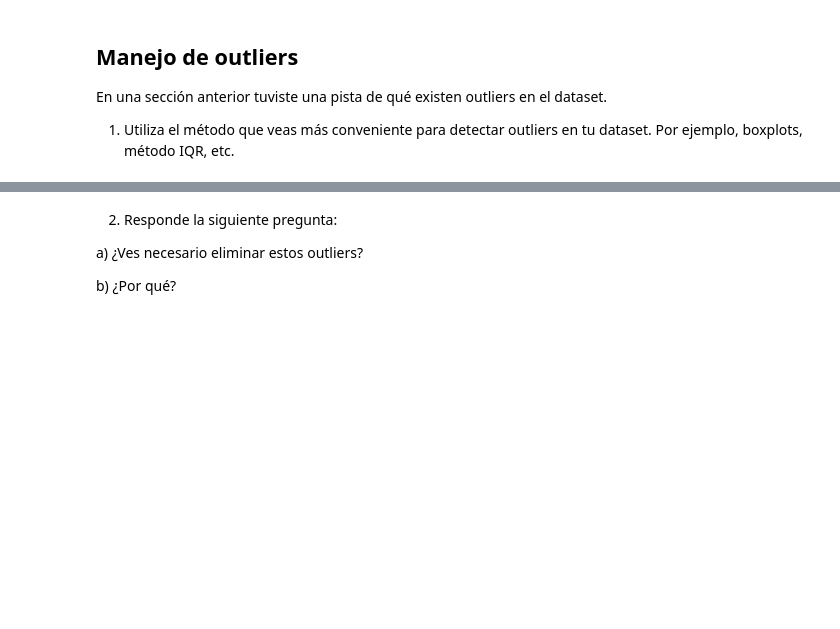
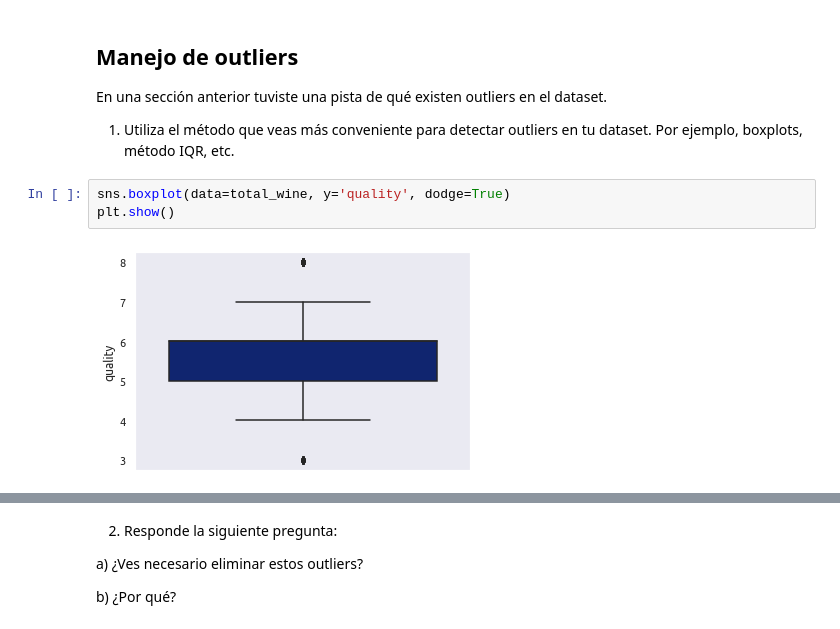
Before and after one commit to neimv/master_python, a Jupyter notebook: data/projects/Proyecto-Analisis-Exploratorio-de-Datos-Duplicate/eda-wines-template.ipynb, the cells around one changed output, grey strips where cells are left out. Cells and saved outputs as stored; diff of their text form; blank space fills up the shorter version.

```diff
--- a/data/projects/Proyecto-Analisis-Exploratorio-de-Datos-Duplicate/eda-wines-template.ipynb
+++ b/data/projects/Proyecto-Analisis-Exploratorio-de-Datos-Duplicate/eda-wines-template.ipynb
@@ -351,3 +351,8 @@ Apply, lambdas, conversión de datos
 En una sección anterior tuviste una pista de qué existen outliers en el dataset.
 
 1. Utiliza el método que veas más conveniente para detectar outliers en tu dataset. Por ejemplo, boxplots, método IQR, etc.
+# %%
+sns.boxplot(data=total_wine, y='quality', dodge=True)
+plt.show()
+# %% [output]
+[figure, added]
```
Also changed, not shown: parts of 8 cells of this notebook.
